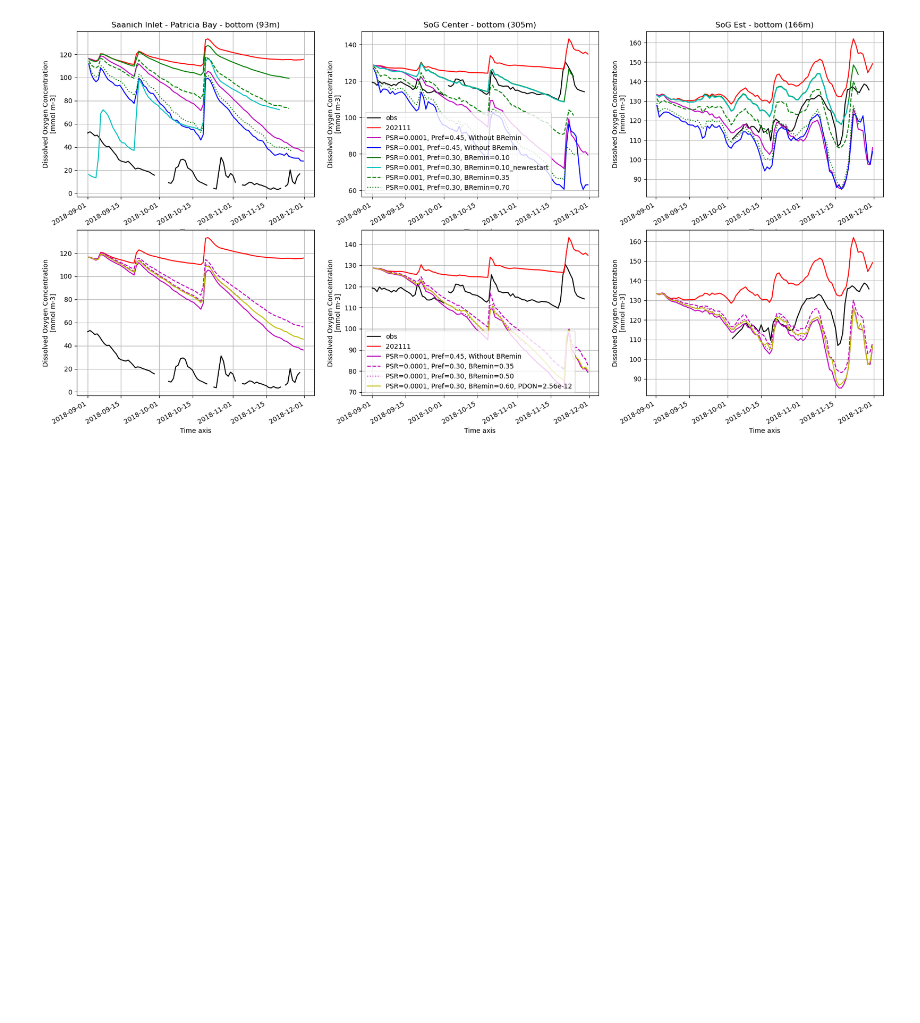
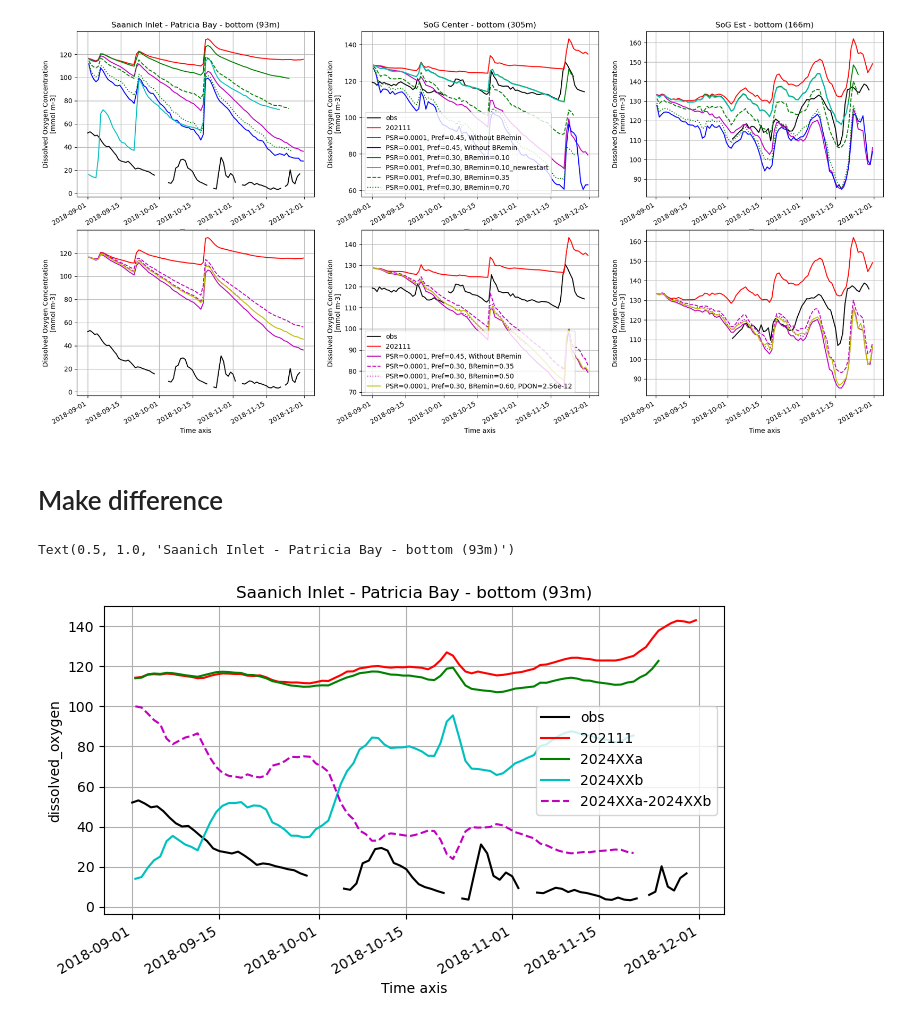
Before and after one commit to SalishSeaCast/analysis-abdoul, a Jupyter notebook: notebooks/salishsea_oxy/Evals_OxygenTS_SI-SoG_BotRemin_sep-nov18.ipynb, the cells around one changed output. Cells and saved outputs as stored; diff of their text form; code cells hidden in the pictures; blank space fills up the shorter version.

Commit message:
Evals Oxygen, Salinity in Saanich Inlet, SoG (sep-nov 2018)

```diff
--- a/notebooks/salishsea_oxy/Evals_OxygenTS_SI-SoG_BotRemin_sep-nov18.ipynb
+++ b/notebooks/salishsea_oxy/Evals_OxygenTS_SI-SoG_BotRemin_sep-nov18.ipynb
@@ -215,3 +215,22 @@ ax[1,2].set_title('')
 # %% [output]
 Text(0.5, 1.0, '')
 [figure]
+# %% [markdown]
+# Make difference
+# %%
+Boxy_diff = df_chemTd3['dissolved_oxygen'][:, mbathy[0, j_SI, i_SI]-1, j_SI, i_SI].where(tmask[0, mbathy[0, j_SI, i_SI]-1, j_SI, i_SI] == 1)-df_chemTd3b['dissolved_oxygen'][:, mbathy[0, j_SI, i_SI]-1, j_SI, i_SI].where(tmask[0, mbathy[0, j_SI, i_SI]-1, j_SI, i_SI] == 1)
+# %%
+fig, ax = plt.subplots(1, 1, figsize=(8, 4))
+ax.plot(time[243:333],oxy_obs[243:333] * 44.661, 'k',label='obs')
+
+df_chemTd0['dissolved_oxygen'][:, mbathy[0, j_SI, i_SI]-1, j_SI, i_SI].where(tmask[0, mbathy[0, j_SI, i_SI]-1, j_SI, i_SI] == 1).plot(ax=ax, x="time_counter", color='r',label='202111')
+df_chemTd3['dissolved_oxygen'][:, mbathy[0, j_SI, i_SI]-1, j_SI, i_SI].where(tmask[0, mbathy[0, j_SI, i_SI]-1, j_SI, i_SI] == 1).plot(ax=ax, x="time_counter", color='g',label='2024XXa')
+df_chemTd3b['dissolved_oxygen'][:, mbathy[0, j_SI, i_SI]-1, j_SI, i_SI].where(tmask[0, mbathy[0, j_SI, i_SI]-1, j_SI, i_SI] == 1).plot(ax=ax, x="time_counter", color='c',label='2024XXb')
+Boxy_diff.plot(ax=ax, x="time_counter", color='m',linestyle='dashed',label='2024XXa-2024XXb')
+
+ax.legend()
+ax.grid()
+ax.set_title('Saanich Inlet - Patricia Bay - bottom (93m)')
+# %% [output]
+Text(0.5, 1.0, 'Saanich Inlet - Patricia Bay - bottom (93m)')
+[figure, added]
```
